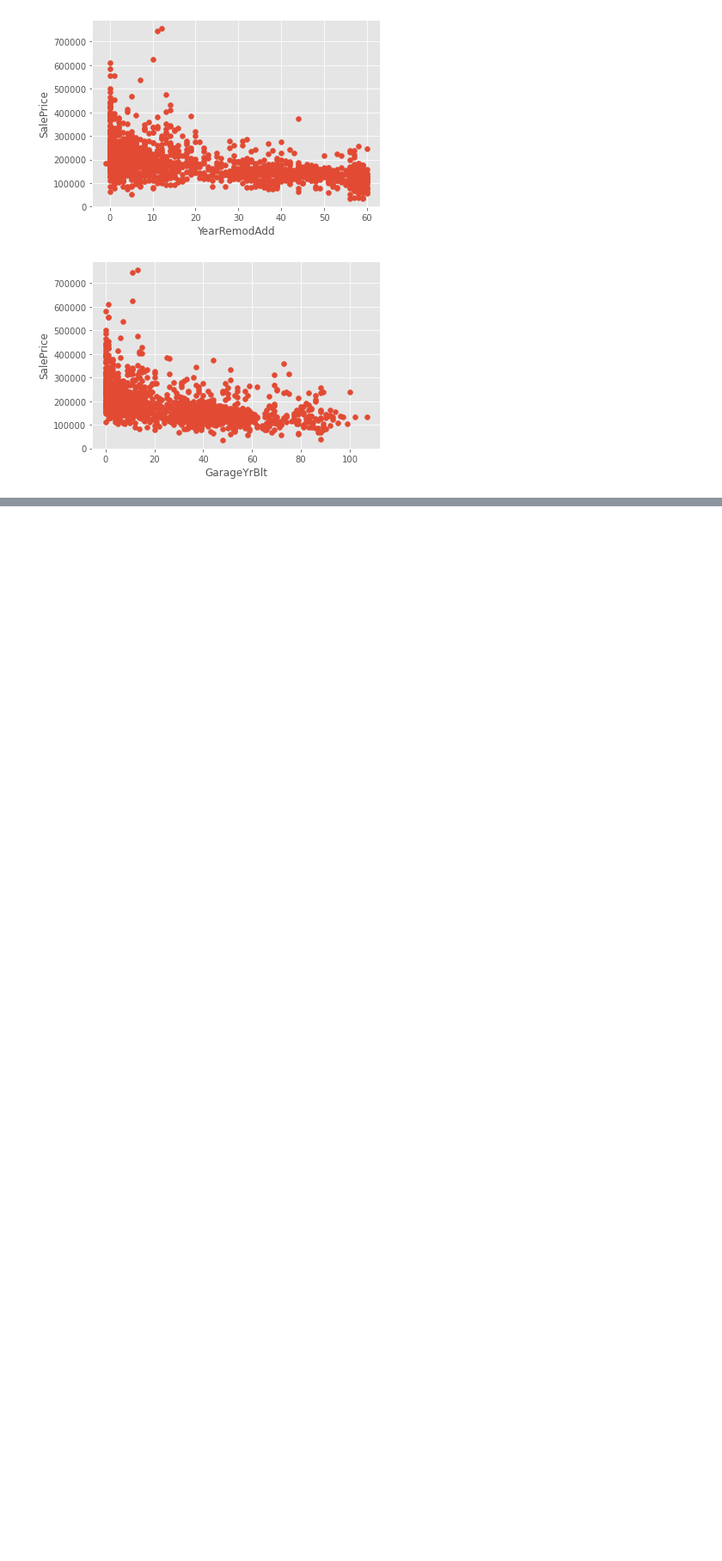
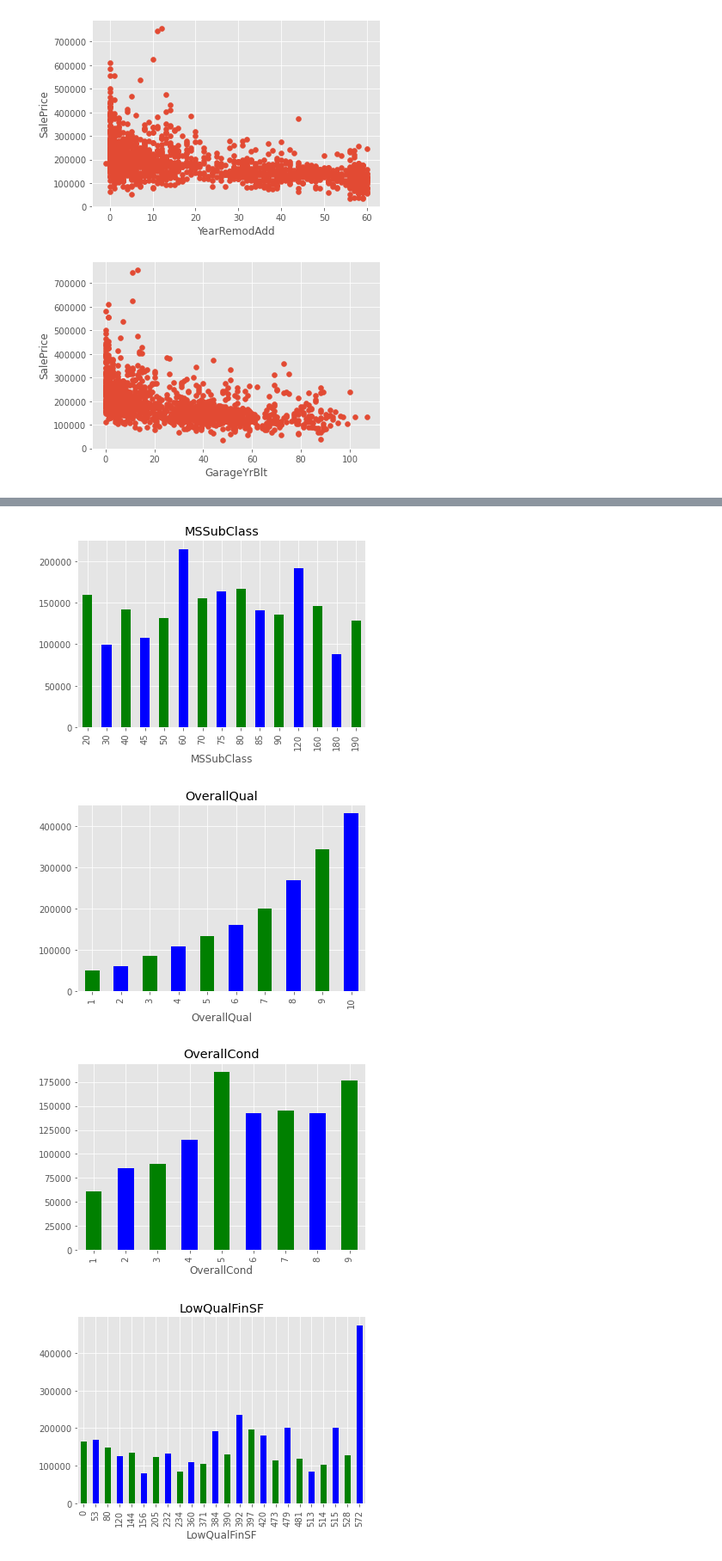
Before and after one commit to Si-D/House-Prices-EDA, a Jupyter notebook: EDA.ipynb, the cells around one changed output, grey strips where cells are left out. Shown at 86% size. Drawn from its saved outputs; the diff is of its cells as text; code cells hidden in the pictures; blank space fills up the shorter version.

```diff
--- a/EDA.ipynb
+++ b/EDA.ipynb
@@ -184,0 +187,4 @@ for feature in yr_feature:
+# %%
+disc_features = [feature for feature in num_features if len(df[feature].unique())<25 and feature not in yr_feature + ['Id']]
+print('No.of discrete features', format(len(disc_features)))
+print(disc_features)
@@ -184,0 +203,12 @@ for feature in yr_feature:
+# %%
+for feature in disc_features:
+    data = df.copy()
+
+    data.groupby(feature)['SalePrice'].median().plot.bar(color=color)
+    plt.title(feature)
+    plt.show()
+# %% [output]
+[figure, added]
+[figure, added]
+[figure, added]
+[figure, added]
```
Also changed, not shown: parts of 4 cells of this notebook.
